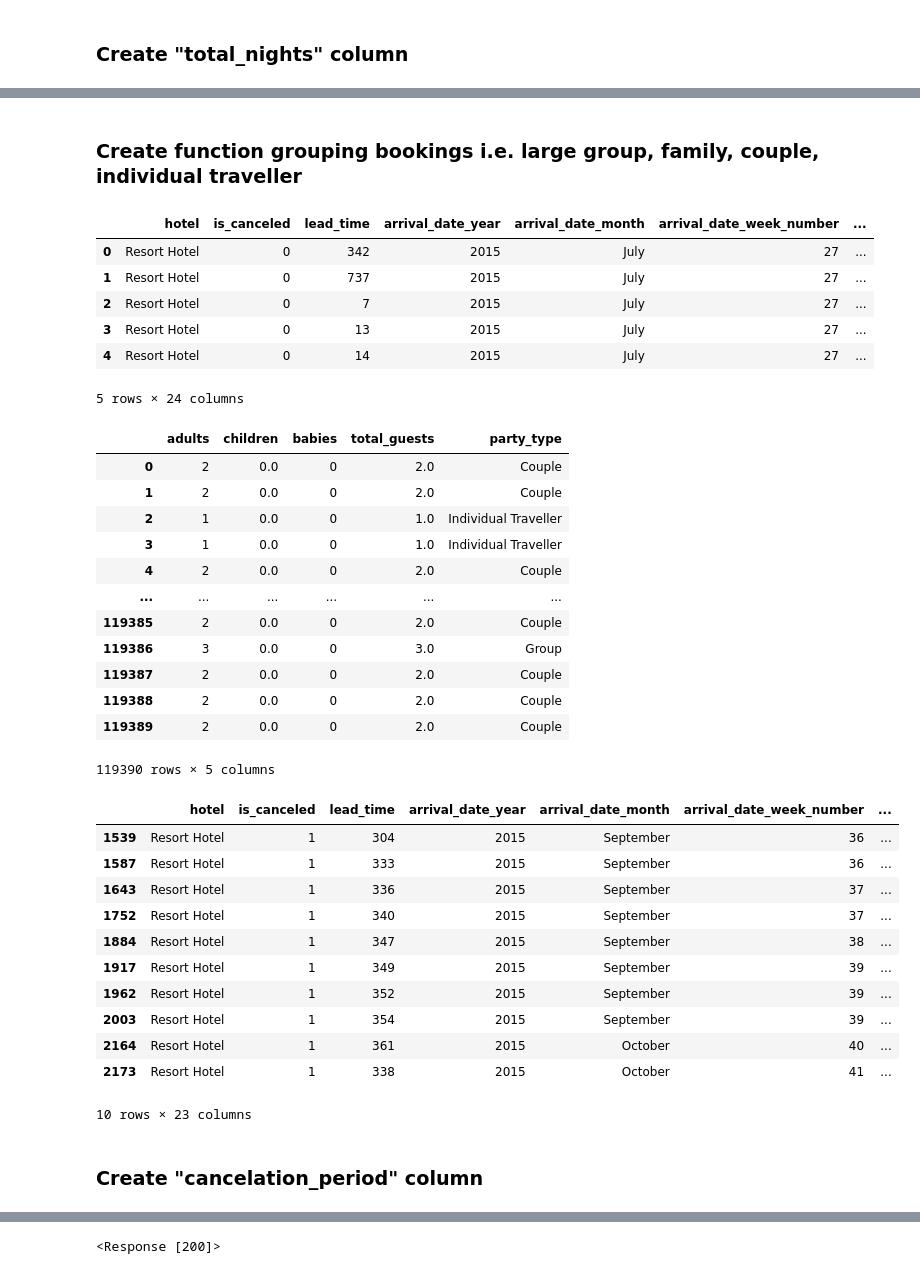
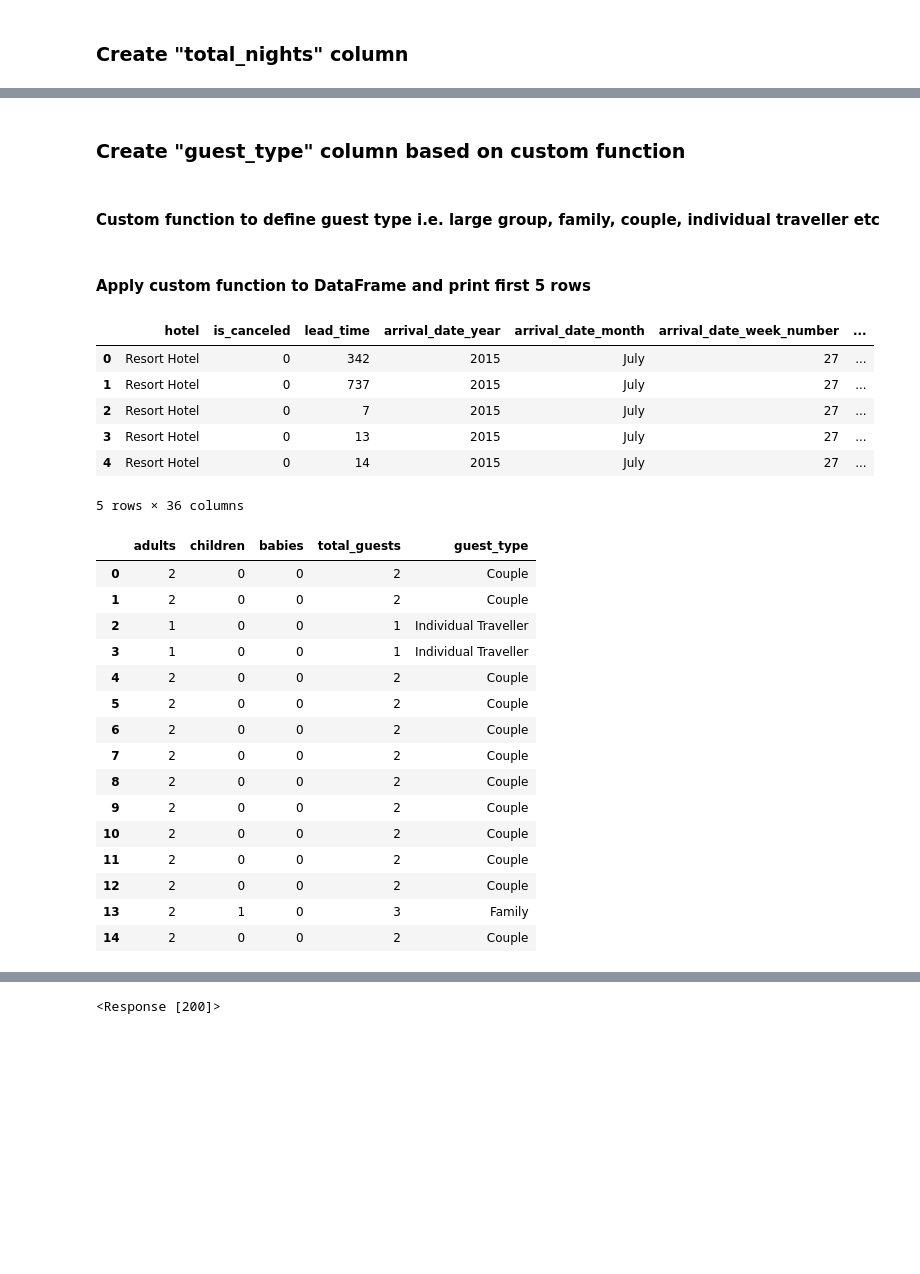
Before and after one commit to elainecorcoran1/UCDProject, a Jupyter notebook: hotel_bookings_notebook.ipynb, the cells around one changed output, grey strips where cells are left out. Drawn from its saved outputs; the diff is of its cells as text; code cells hidden in the pictures; blank space fills up the shorter version.

```diff
--- a/hotel_bookings_notebook.ipynb
+++ b/hotel_bookings_notebook.ipynb
@@ -120,4 +20,0 @@ Index(['hotel', 'is_canceled', 'lead_time', 'arrival_date_year',
-# %%
-#Dropping columns not relevant to my analysis
-hotel_bookings = hotel_bookings.drop(['meal', 'market_segment', 'distribution_channel', 'reserved_room_type', 'assigned_room_type', 'booking_changes', 'agent', 'company', 'days_in_waiting_list', 'customer_type', 'required_car_parking_spaces', 'total_of_special_requests'], axis=1)
-hotel_bookings.head()
@@ -271,7 +77,14 @@ Name: total_nights, dtype: float64
+# %%
+#children is a float rather than integer. Remove nulls and convert to integer
+hotel_bookings['children'] = hotel_bookings['children'].fillna(0)
+hotel_bookings["children"] = hotel_bookings["children"].astype(int)
+hotel_bookings["total_guests"] = hotel_bookings["adults"] + hotel_bookings["children"] + hotel_bookings["babies"]
 # %% [markdown]
-### Create function grouping bookings i.e. large group, family, couple, individual traveller
+### Create "guest_type" column based on custom function
+# %% [markdown]
+#### Custom function to define guest type i.e. large group, family, couple, individual traveller etc
 # %%
-def party_type(hotel_bookings):
+def guest_type(hotel_bookings):
     total_guests = hotel_bookings['total_guests']
     adults = hotel_bookings['adults']
     if total_guests > 6:
@@ -288,8 +101,10 @@ def party_type(hotel_bookings):
                 return("Couple")
             else:
                 return("Group")
+# %% [markdown]
+#### Apply custom function to DataFrame and print first 5 rows
 # %%
-hotel_bookings["party_type"] = hotel_bookings.apply(party_type, axis=1)
+hotel_bookings["guest_type"] = hotel_bookings.apply(guest_type, axis=1)
 hotel_bookings.head()
 # %% [output]
 |  | hotel | is_canceled | lead_time | arrival_date_year | arrival_date_month | arrival_date_week_number | ... |
@@ -298,40 +113,25 @@ hotel_bookings.head()
 | 2 | Resort Hotel | 0 | 7 | 2015 | July | 27 | ... |
 | 3 | Resort Hotel | 0 | 13 | 2015 | July | 27 | ... |
 | 4 | Resort Hotel | 0 | 14 | 2015 | July | 27 | ... |
-5 rows × 24 columns
+5 rows × 36 columns
 # %%
-# not really needed. Just checkingfunction is working
-guests_per_visit = hotel_bookings.loc[:, ['adults', 'children', 'babies', 'total_guests', 'party_type']]
-guests_per_visit
+# checking function is working
+guests_per_visit = hotel_bookings.loc[:, ['adults', 'children', 'babies', 'total_guests', 'guest_type']]
+guests_per_visit.head(15)
 # %% [output]
-|  | adults | children | babies | total_guests | party_type |
-| 0 | 2 | 0.0 | 0 | 2.0 | Couple |
-| 1 | 2 | 0.0 | 0 | 2.0 | Couple |
-| 2 | 1 | 0.0 | 0 | 1.0 | Individual Traveller |
-| 3 | 1 | 0.0 | 0 | 1.0 | Individual Traveller |
-| 4 | 2 | 0.0 | 0 | 2.0 | Couple |
-| ... | ... | ... | ... | ... | ... |
-| 119385 | 2 | 0.0 | 0 | 2.0 | Couple |
-| 119386 | 3 | 0.0 | 0 | 3.0 | Group |
-| 119387 | 2 | 0.0 | 0 | 2.0 | Couple |
-| 119388 | 2 | 0.0 | 0 | 2.0 | Couple |
-| 119389 | 2 | 0.0 | 0 | 2.0 | Couple |
+|  | adults | children | babies | total_guests | guest_type |
+| 0 | 2 | 0 | 0 | 2 | Couple |
+| 1 | 2 | 0 | 0 | 2 | Couple |
+| 2 | 1 | 0 | 0 | 1 | Individual Traveller |
+| 3 | 1 | 0 | 0 | 1 | Individual Traveller |
+| 4 | 2 | 0 | 0 | 2 | Couple |
+| 5 | 2 | 0 | 0 | 2 | Couple |
+| 6 | 2 | 0 | 0 | 2 | Couple |
+| 7 | 2 | 0 | 0 | 2 | Couple |
+| 8 | 2 | 0 | 0 | 2 | Couple |
+| 9 | 2 | 0 | 0 | 2 | Couple |
+| 10 | 2 | 0 | 0 | 2 | Couple |
+| 11 | 2 | 0 | 0 | 2 | Couple |
+| 12 | 2 | 0 | 0 | 2 | Couple |
+| 13 | 2 | 1 | 0 | 3 | Family |
+| 14 | 2 | 0 | 0 | 2 | Couple |
-119390 rows × 5 columns
-# %%
-# Looking at large numbers of guests
-hotel_bookings[hotel_bookings["total_guests"]>20]
-# %% [output]
-|  | hotel | is_canceled | lead_time | arrival_date_year | arrival_date_month | arrival_date_week_number | ... |
-| 1539 | Resort Hotel | 1 | 304 | 2015 | September | 36 | ... |
-| 1587 | Resort Hotel | 1 | 333 | 2015 | September | 36 | ... |
-| 1643 | Resort Hotel | 1 | 336 | 2015 | September | 37 | ... |
-| 1752 | Resort Hotel | 1 | 340 | 2015 | September | 37 | ... |
-| 1884 | Resort Hotel | 1 | 347 | 2015 | September | 38 | ... |
-| 1917 | Resort Hotel | 1 | 349 | 2015 | September | 39 | ... |
-| 1962 | Resort Hotel | 1 | 352 | 2015 | September | 39 | ... |
-| 2003 | Resort Hotel | 1 | 354 | 2015 | September | 39 | ... |
-| 2164 | Resort Hotel | 1 | 361 | 2015 | October | 40 | ... |
-| 2173 | Resort Hotel | 1 | 338 | 2015 | October | 41 | ... |
-10 rows × 23 columns
-# %% [markdown]
-### Create "cancelation_period" column
```
Also changed, not shown: parts of 119 cells of this notebook.
